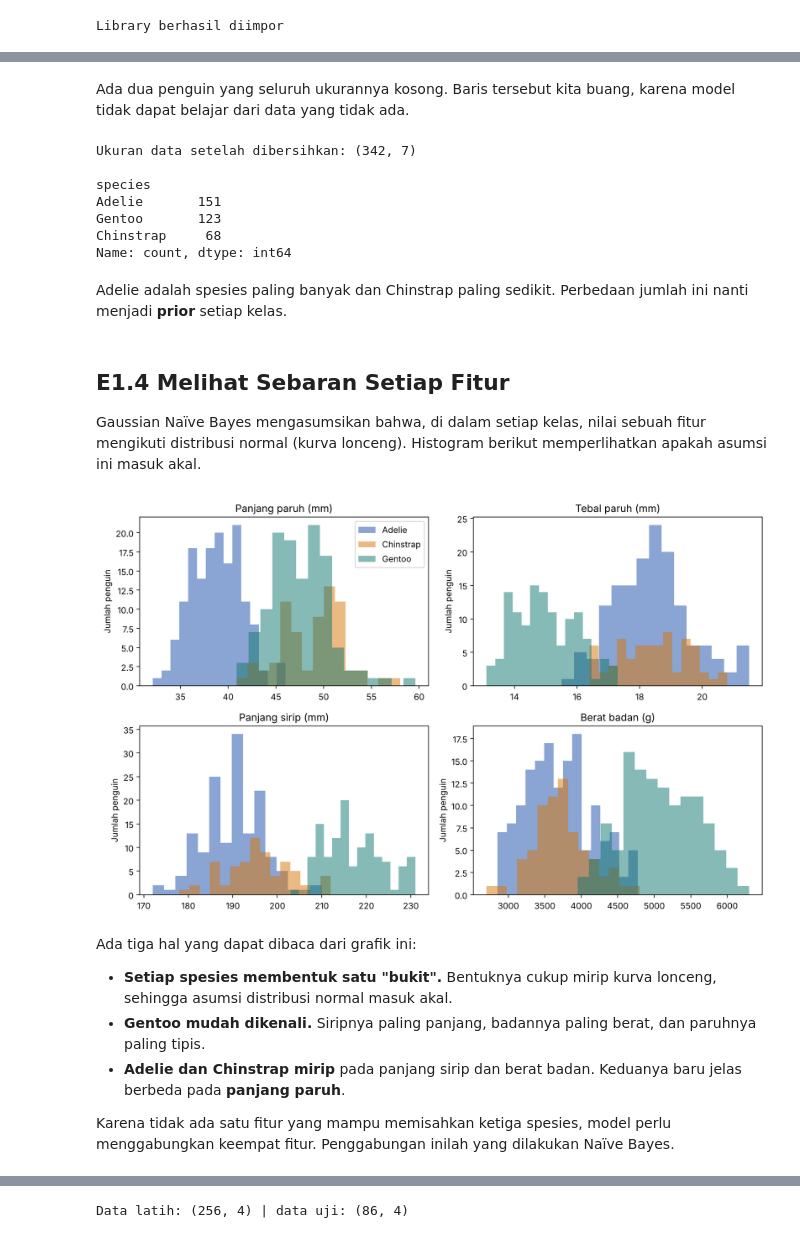
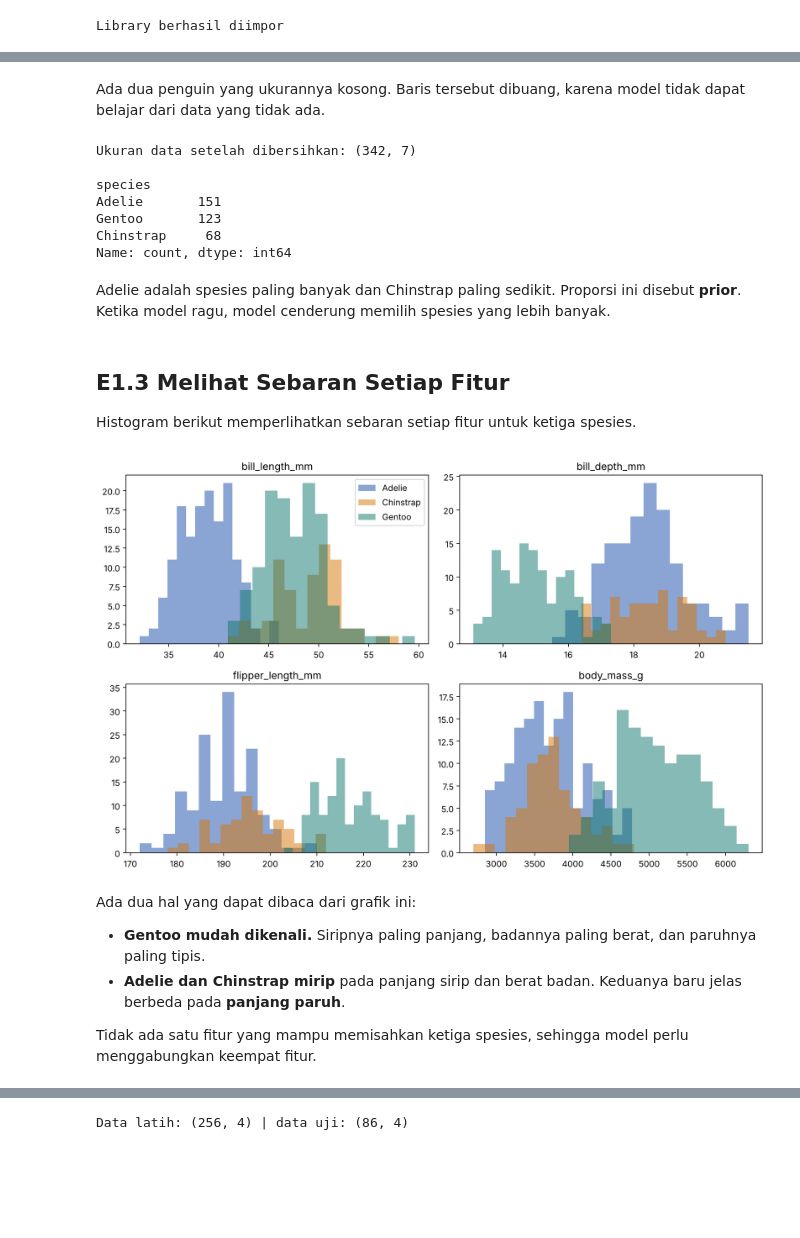
Before and after one commit to ahmad-fathan/Fundamentals-of-Data-Science, a Jupyter notebook: Classification/bab-e1-naive-bayes-data-tabular.ipynb, the cells around one changed output, grey strips where cells are left out. Saved outputs shown, nothing was run; the diff lists cells and outputs as text; code cells hidden in the pictures; blank space fills up the shorter version.

```diff
--- a/Classification/bab-e1-naive-bayes-data-tabular.ipynb
+++ b/Classification/bab-e1-naive-bayes-data-tabular.ipynb
@@ -151,9 +52,9 @@ dtype: int64
 # %% [markdown]
-Ada dua penguin yang seluruh ukurannya kosong. Baris tersebut kita buang, karena model tidak dapat belajar dari data yang tidak ada.
+Ada dua penguin yang ukurannya kosong. Baris tersebut dibuang, karena model tidak dapat belajar dari data yang tidak ada.
 # %%
 fitur = ["bill_length_mm", "bill_depth_mm", "flipper_length_mm", "body_mass_g"]
 
-penguin = penguin.dropna(subset=fitur).reset_index(drop=True)
+penguin = penguin.dropna(subset=fitur)
 print("Ukuran data setelah dibersihkan:", penguin.shape)
 print()
 print(penguin["species"].value_counts())
@@ -166,34 +67,30 @@ Gentoo       123
 Chinstrap     68
 Name: count, dtype: int64
 # %% [markdown]
-Adelie adalah spesies paling banyak dan Chinstrap paling sedikit. Perbedaan jumlah ini nanti menjadi **prior** setiap kelas.
+Adelie adalah spesies paling banyak dan Chinstrap paling sedikit. Proporsi ini disebut **prior**. Ketika model ragu, model cenderung memilih spesies yang lebih banyak.
-# %% [markdown]
-## E1.4 Melihat Sebaran Setiap Fitur
-
-Gaussian Naïve Bayes mengasumsikan bahwa, di dalam setiap kelas, nilai sebuah fitur mengikuti distribusi normal (kurva lonceng). Histogram berikut memperlihatkan apakah asumsi ini masuk akal.
+# %% [markdown]
+## E1.3 Melihat Sebaran Setiap Fitur
+
+Histogram berikut memperlihatkan sebaran setiap fitur untuk ketiga spesies.
 # %%
 warna = {"Adelie": "#174CAA", "Chinstrap": "#D97706", "Gentoo": "#0F766E"}
-nama_fitur = {"bill_length_mm": "Panjang paruh (mm)", "bill_depth_mm": "Tebal paruh (mm)",
-              "flipper_length_mm": "Panjang sirip (mm)", "body_mass_g": "Berat badan (g)"}
 
 fig, axes = plt.subplots(2, 2, figsize=(11, 7))
 for ax, f in zip(axes.ravel(), fitur):
     for spesies, w in warna.items():
         nilai = penguin.loc[penguin["species"] == spesies, f]
         ax.hist(nilai, bins=15, alpha=0.5, color=w, label=spesies)
-    ax.set_title(nama_fitur[f])
-    ax.set_ylabel("Jumlah penguin")
+    ax.set_title(f)
 axes[0, 0].legend()
 plt.tight_layout()
 plt.show()
 # %% [output]
-[figure, old version]
+[figure, new version]
 # %% [markdown]
-Ada tiga hal yang dapat dibaca dari grafik ini:
+Ada dua hal yang dapat dibaca dari grafik ini:
 
-- **Setiap spesies membentuk satu "bukit".** Bentuknya cukup mirip kurva lonceng, sehingga asumsi distribusi normal masuk akal.
 - **Gentoo mudah dikenali.** Siripnya paling panjang, badannya paling berat, dan paruhnya paling tipis.
 - **Adelie dan Chinstrap mirip** pada panjang sirip dan berat badan. Keduanya baru jelas berbeda pada **panjang paruh**.
 
-Karena tidak ada satu fitur yang mampu memisahkan ketiga spesies, model perlu menggabungkan keempat fitur. Penggabungan inilah yang dilakukan Naïve Bayes.
+Tidak ada satu fitur yang mampu memisahkan ketiga spesies, sehingga model perlu menggabungkan keempat fitur.
 # %% [markdown]
```
Also changed, not shown: parts of 41 cells of this notebook, 2 other files.
